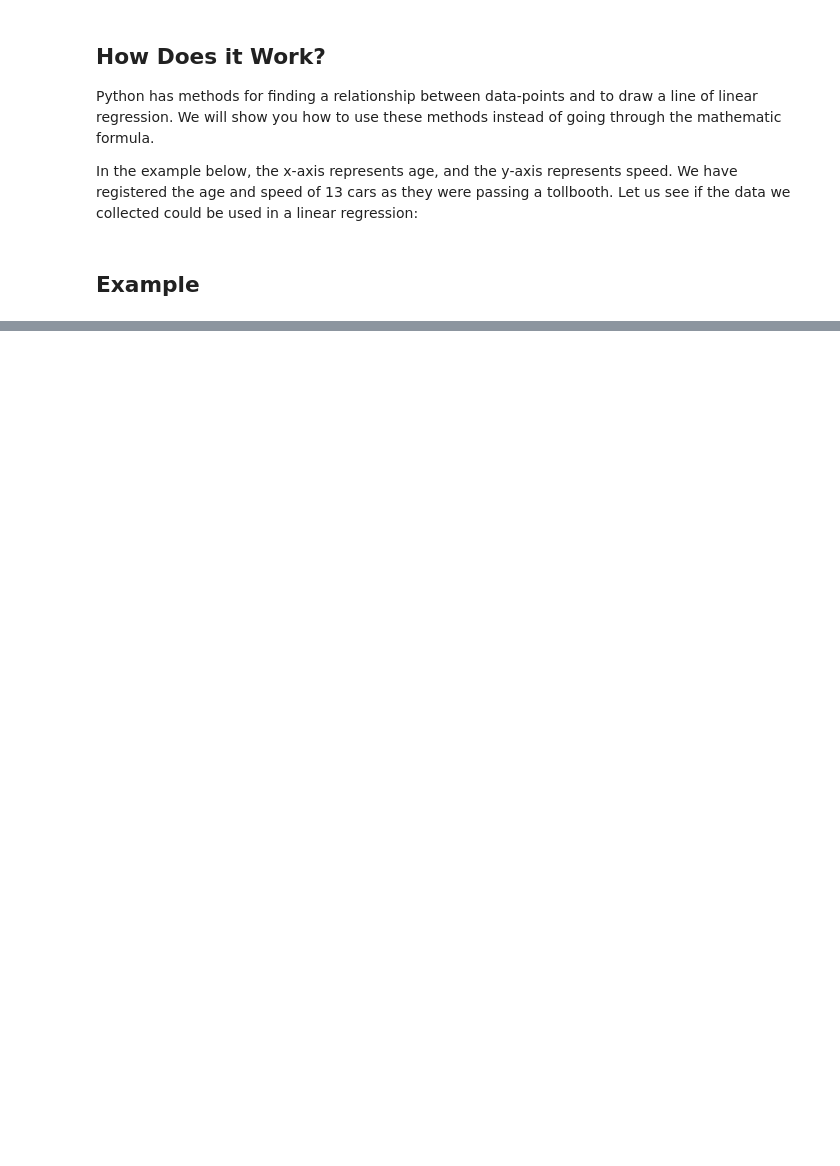
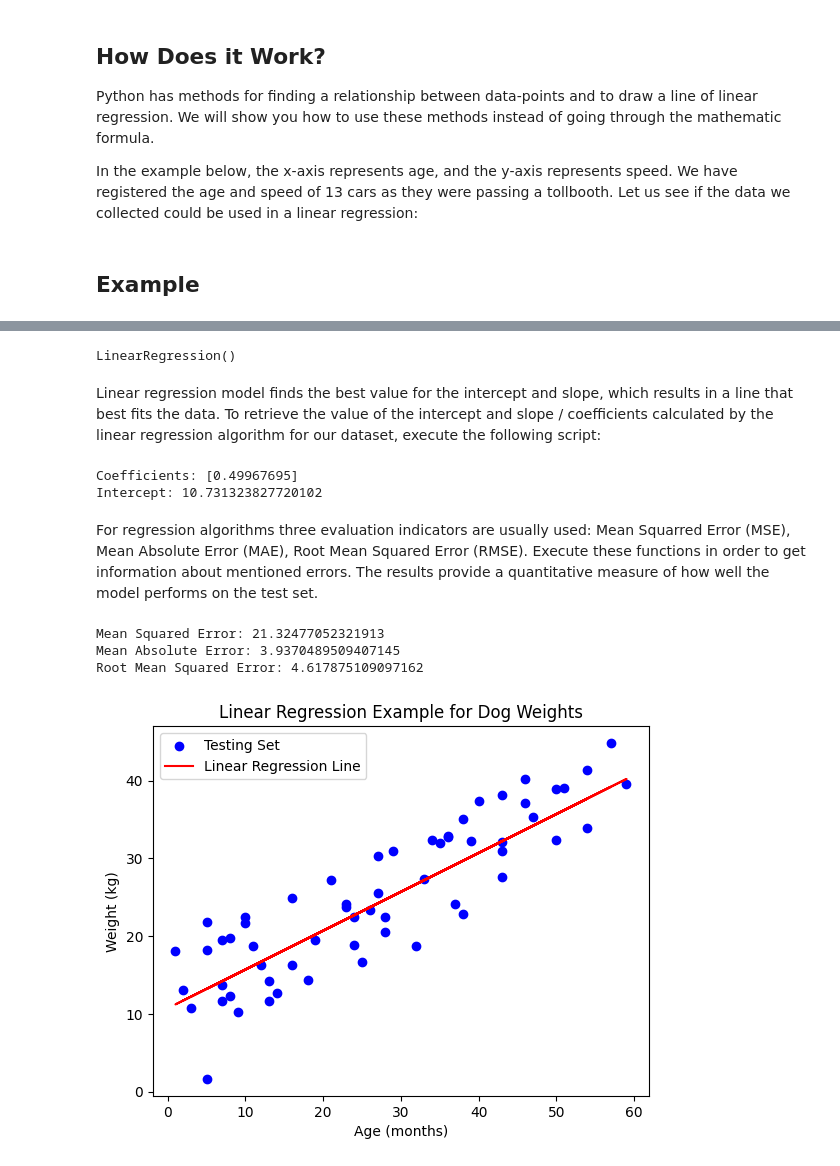
Before and after one commit to aborius/machine_learning_with_python, a Jupyter notebook: 03_Linear_Regression.ipynb, the cells around one changed output, grey strips where cells are left out. Drawn from its saved outputs; the diff is of its cells as text; code cells hidden in the pictures; blank space fills up the shorter version.

```diff
--- a/03_Linear_Regression.ipynb
+++ b/03_Linear_Regression.ipynb
@@ -58,0 +86,6 @@ plt.show()
+# %%
+# Reshape the data
+ages_reshaped = df['Age'].values.reshape(-1, 1)
+
+# ages_reshaped = ages.reshape(-1, 1)
+weights = df['Weight'].values
@@ -58,0 +94,3 @@ plt.show()
+# %%
+# Split the data into training and testing sets
+X_train, X_test, y_train, y_test = train_test_split(ages_reshaped, weights, test_size=0.2, random_state=42)
@@ -58,0 +99,53 @@ plt.show()
+# %%
+# Create an instance of the LinearRegression class
+model = LinearRegression()
+
+# Train the model on the training set
+model.fit(X_train, y_train)
+# %% [output]
+LinearRegression()
+# %% [markdown]
+Linear regression model finds the best value for the intercept and slope, which results in a line that best fits the data. To retrieve the value of the intercept and slope / coefficients calculated by the linear regression algorithm for our dataset, execute the following script:
+# %%
+# Get coefficients and intercept
+coefficients = model.coef_
+intercept = model.intercept_
+
+# Print coefficients and intercept
+print(f'\nCoefficients: {coefficients}') # Out: Coefficients: [0.49967695]
+print(f'Intercept: {intercept}') # Out: Intercept: 10.731323827720102
+# %% [output]
+Coefficients: [0.49967695]
+Intercept: 10.731323827720102
+# %%
+# Make predictions on the test set
+y_pred = model.predict(X_test)
+# %% [markdown]
+For regression algorithms three evaluation indicators are usually used: Mean Squarred Error (MSE), Mean Absolute Error (MAE), Root Mean Squared Error (RMSE). Execute these functions in order to get information about mentioned errors. The results provide a quantitative measure of how well the model performs on the test set.
+# %%
+# Calculate Mean Squarred Error (MSE)
+mse = mean_squared_error(y_test, y_pred)
+print(f'Mean Squared Error: {mse}') # Out: Mean Squared Error: 21.32477052321913
+
+# Calculate Mean Absolute Error (MAE)
+mae = mean_absolute_error(y_test, y_pred)
+print(f'Mean Absolute Error: {mae}') # Out: Mean Absolute Error: 3.9370489509407145
+
+# Calculate Root Mean Squared Error (RMSE)
+rmse = np.sqrt(mse)
+print(f'Root Mean Squared Error: {rmse}') # Out: Root Mean Squared Error: 4.617875109097162
+# %% [output]
+Mean Squared Error: 21.32477052321913
+Mean Absolute Error: 3.9370489509407145
+Root Mean Squared Error: 4.617875109097162
+# %%
+# Plot the results
+plt.scatter(X_test, y_test, label='Testing Set', color='blue') # original data points of test dataset
+plt.plot(X_test, y_pred, color='red', label='Linear Regression Line') # linear regression line
+plt.xlabel('Age (months)')
+plt.ylabel('Weight (kg)')
+plt.title('Linear Regression Example for Dog Weights')
+plt.legend()
+plt.show()
+# %% [output]
+[figure, added]
```
Also changed, not shown: parts of 12 cells of this notebook, 2 other files.
